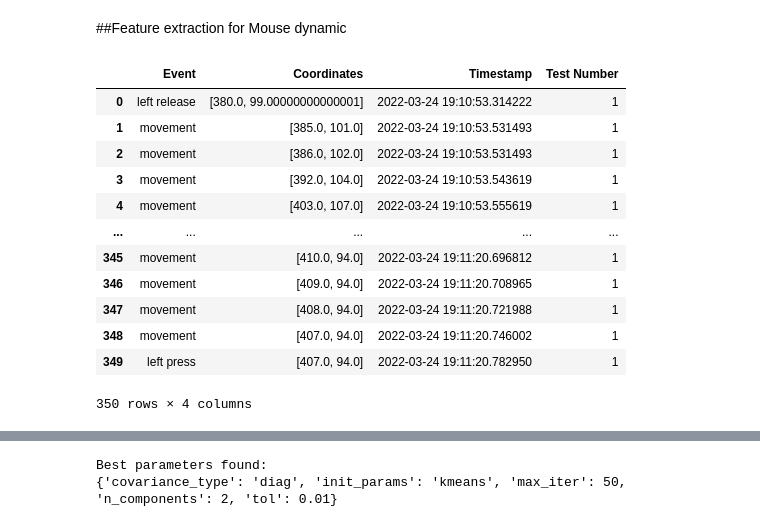
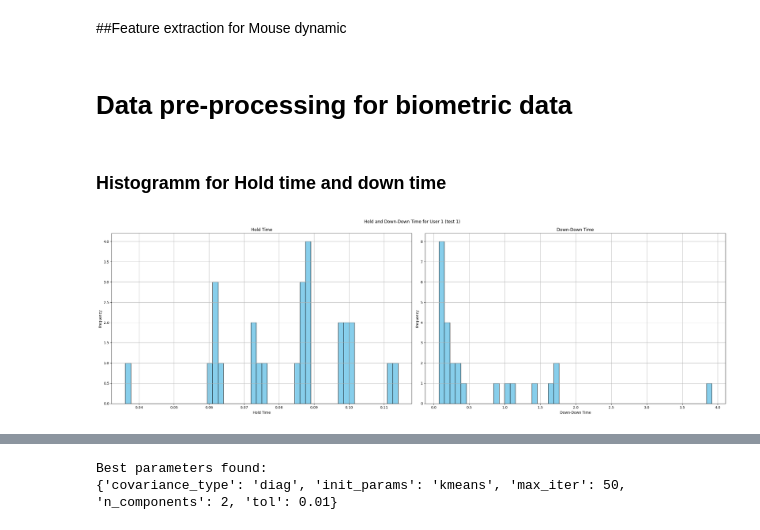
Before and after one commit to lechiffre7/Keystroke-and-mouse-dynamic-for-Credit-Card-Fraud-Detection, a Jupyter notebook: overview_of_biometric_data.ipynb, the cells around one changed output, grey strips where cells are left out. Saved outputs shown, nothing was run; the diff lists cells and outputs as text; code cells hidden in the pictures.

```diff
--- a/overview_of_biometric_data.ipynb
+++ b/overview_of_biometric_data.ipynb
@@ -313,16 +363,36 @@ for i in range(1, num_users + 1):
-# %%
-    false_sub_datasets_dict['1']
-# %% [output]
-|  | Event | Coordinates | Timestamp | Test Number |
-| 0 | left release | [380.0, 99.00000000000001] | 2022-03-24 19:10:53.314222 | 1 |
-| 1 | movement | [385.0, 101.0] | 2022-03-24 19:10:53.531493 | 1 |
-| 2 | movement | [386.0, 102.0] | 2022-03-24 19:10:53.531493 | 1 |
-| 3 | movement | [392.0, 104.0] | 2022-03-24 19:10:53.543619 | 1 |
-| 4 | movement | [403.0, 107.0] | 2022-03-24 19:10:53.555619 | 1 |
-| ... | ... | ... | ... | ... |
-| 345 | movement | [410.0, 94.0] | 2022-03-24 19:11:20.696812 | 1 |
-| 346 | movement | [409.0, 94.0] | 2022-03-24 19:11:20.708965 | 1 |
-| 347 | movement | [408.0, 94.0] | 2022-03-24 19:11:20.721988 | 1 |
-| 348 | movement | [407.0, 94.0] | 2022-03-24 19:11:20.746002 | 1 |
-| 349 | left press | [407.0, 94.0] | 2022-03-24 19:11:20.782950 | 1 |
-350 rows × 4 columns
+# %% [markdown]
+# Data pre-processing for biometric data
+# %% [markdown]
+### Histogramm for Hold time and down time
+# %%
+## Histogramm for Hold time and down time for user 1, test 1.
+
+# Read the data
+h_d_user1_1 = pd.read_csv('/content/drive/MyDrive/Dataset/behaviour_biometrics_dataset/Features_extracted/Keyboard_features/User_1/true_data/test_1.csv')
+
+# Create subplots for both variables
+fig, ax = plt.subplots(1, 2, figsize=(25, 8))
+
+# Plot histogram for Hold Time
+ax[0].hist(h_d_user1_1['Hold_Time'], bins=50, color='skyblue', edgecolor='black')
+ax[0].set_xlabel('Hold Time')
+ax[0].set_ylabel('Frequency')
+ax[0].set_title('Hold Time')
+ax[0].grid(True)
+
+# Plot histogram for Down-Down Time
+ax[1].hist(h_d_user1_1['Down_Down_Time'], bins=50, color='skyblue', edgecolor='black')
+ax[1].set_xlabel('Down-Down Time')
+ax[1].set_ylabel('Frequency')
+ax[1].set_title('Down-Down Time')
+ax[1].grid(True)
+
+# Set title for the entire figure
+fig.suptitle('Hold and Down-Down Time for User 1 (test 1)')
+
+
+# Show the plots
+plt.tight_layout()
+plt.show()
+# %% [output]
+[figure, added]
```
Also changed, not shown: parts of 23 cells of this notebook.
